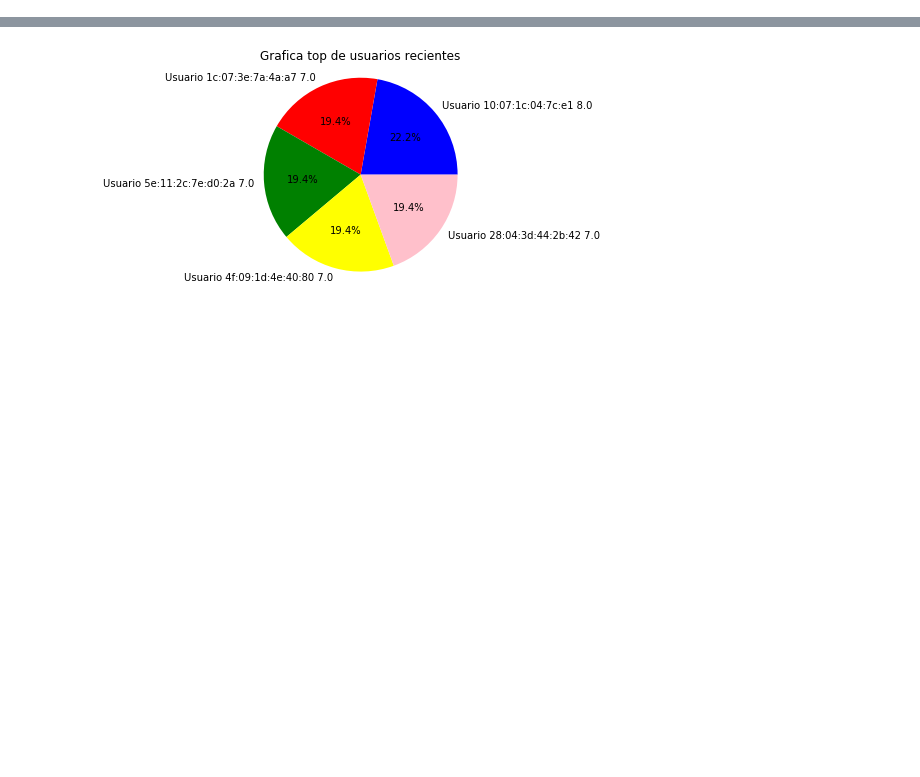
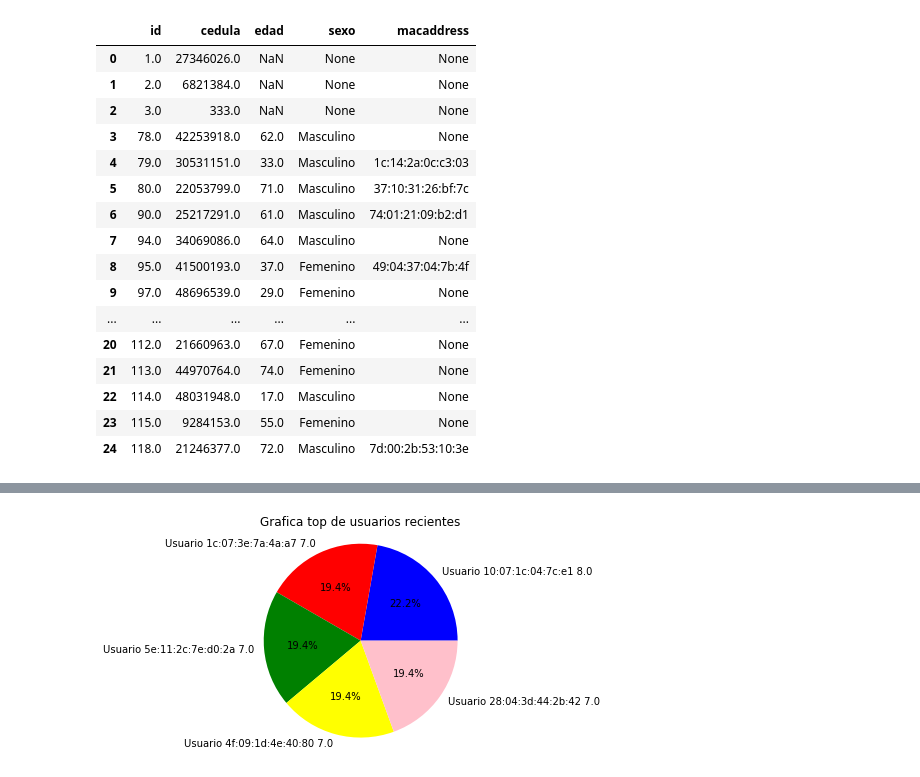
Before and after one commit to AlessandroTatoli/proyecto1, a Jupyter notebook: Graficos.ipynb, the cells around one changed output, grey strips where cells are left out. Saved outputs shown, nothing was run; the diff lists cells and outputs as text; code cells hidden in the pictures; blank space fills up the shorter version.

```diff
--- a/Graficos.ipynb
+++ b/Graficos.ipynb
@@ -14,6 +15,28 @@ import psycopg2
 %matplotlib inline
 # %%
 conn = psycopg2.connect(host = 'localhost', user= 'postgres', password ='arturo19', dbname= 'proyecto1')
+# %%
+dataFrame = pd.read_sql('SELECT * FROM usuarios', conn)
+df = pd.DataFrame(dataFrame, columns=['id','cedula','edad','sexo','macaddress'])
+df.head(25)
+# %% [output]
+|  | id | cedula | edad | sexo | macaddress |
+| 0 | 1.0 | 27346026.0 | NaN | None | None |
+| 1 | 2.0 | 6821384.0 | NaN | None | None |
+| 2 | 3.0 | 333.0 | NaN | None | None |
+| 3 | 78.0 | 42253918.0 | 62.0 | Masculino | None |
+| 4 | 79.0 | 30531151.0 | 33.0 | Masculino | 1c:14:2a:0c:c3:03 |
+| 5 | 80.0 | 22053799.0 | 71.0 | Masculino | 37:10:31:26:bf:7c |
+| 6 | 90.0 | 25217291.0 | 61.0 | Masculino | 74:01:21:09:b2:d1 |
+| 7 | 94.0 | 34069086.0 | 64.0 | Masculino | None |
+| 8 | 95.0 | 41500193.0 | 37.0 | Femenino | 49:04:37:04:7b:4f |
+| 9 | 97.0 | 48696539.0 | 29.0 | Femenino | None |
+| ... | ... | ... | ... | ... | ... |
+| 20 | 112.0 | 21660963.0 | 67.0 | Femenino | None |
+| 21 | 113.0 | 44970764.0 | 74.0 | Femenino | None |
+| 22 | 114.0 | 48031948.0 | 17.0 | Masculino | None |
+| 23 | 115.0 | 9284153.0 | 55.0 | Femenino | None |
+| 24 | 118.0 | 21246377.0 | 72.0 | Masculino | 7d:00:2b:53:10:3e |
 # %%
 def porcentaje_ventas_tlf():
     cur = conn.cursor()
```
Also changed, not shown: parts of 10 cells of this notebook.
